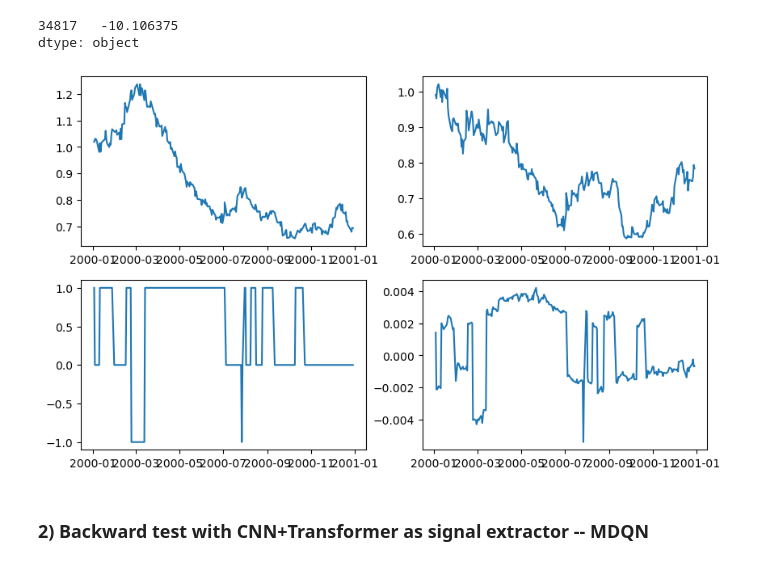
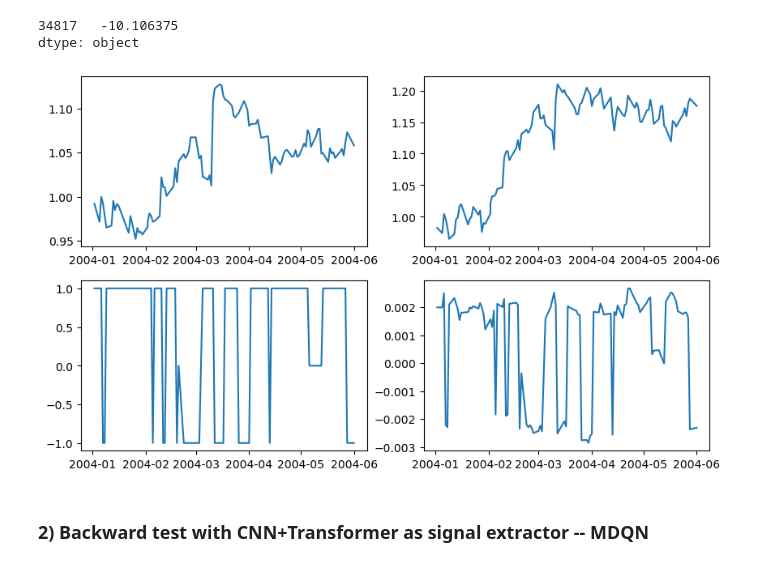
Before and after one commit to quintengeerts2000/MasterThesis-DRL_applications_to_stat_arb, a Jupyter notebook: empirical_analysis/RL_trading_tests.ipynb, the cells around one changed output. Cells and saved outputs as stored; diff of their text form; code cells hidden in the pictures.

```diff
--- a/empirical_analysis/RL_trading_tests.ipynb
+++ b/empirical_analysis/RL_trading_tests.ipynb
@@ -35,7 +35,7 @@ if os.path.exists(filename):
     price_df.set_index('date', inplace=True)
     price_df.index = pd.to_datetime(price_df.index)
 
-price_df = price_df.loc[:dt.datetime(2021,12,31)]
+price_df = price_df.loc[:dt.datetime(2022,12,31)]
 price_df = price_df.replace(['C','B'],np.nan).astype(float)
 price_df = price_df[(price_df.index >= dt.datetime(1996,1,1)) & (price_df.index < dt.datetime(2023,1,1))].dropna(axis=0, thresh=300)
 #price_df = price_df.dropna(axis=1,how='all')
@@ -61,5 +61,5 @@ if os.path.exists(filename):
     price_df.set_index('date', inplace=True)
     price_df.index = pd.to_datetime(price_df.index)
 
-price_df = price_df.loc[:dt.datetime(2021,12,31)]
+price_df = price_df.loc[:dt.datetime(2022,12,31)]
 price_df = price_df.replace(['C','B'],np.nan).astype(float)
@@ -88,13 +146,13 @@ action_to_portfolio = {0:-1, 1:0, 2: 1}
 # PARAMETERS
 seed = 100  #np.random.randint(0,100000)
 
-frames      = 6200
+frames      = 7000
 BUFFER_SIZE = 1000000
-BATCH_SIZE  = 64
+BATCH_SIZE  = 128
 GAMMA       = 0.99
 TAU         = 1e-2
-eps_frames  = 500
-min_eps     = 0.0
+eps_frames  = 100
+min_eps     = 0.001
 LR          = 1e-3
 UPDATE_EVERY= 5
 n_step      = 1
@@ -110,7 +168,7 @@ torch.manual_seed(seed)
 np.random.seed(seed)
 
 action_size       = 3
-state_size        = [31]
+state_size        = [30]
 
 agent = M_DQN_Agent(state_size=state_size,
                         action_size=action_size,
@@ -132,11 +190,11 @@ LOOKBACK_WINDOW = 252       # lookback window used for the PCA estimation
 LOADING_WINDOW  = 60        # last 30 values are used to create the loadings for the factor model
 FACTORS         = 5         # the amount of factors used in the factor model
 SIGNAL_WINDOW   = 30        # the length of the window used for extracting the signal
-TRANS_COST      = 0.0005    # transaction cost for changes in the portfolio
-SHORT_COST      = 0.0001    # cost of keeping a short position open
+TRANS_COST      = 0.0       # transaction cost for changes in the portfolio
+SHORT_COST      = 0.0       # cost of keeping a short position open
 WARMUP_TIME     = 0         # time needed to run the factor models before starting the strategy
 RETRAIN_EVERY   = 250       # time before the feature extractor is retrained on new data
-USE_ALLOC       = True
+USE_ALLOC       = False
 
 residual_generator = PCA(price_data=price_df,
                          amount_of_factors = FACTORS,
@@ -222,7 +280,7 @@ for frame in range(1, frames+1):
         if frame < eps_frames:
             eps = max(eps_start - (frame*(1/eps_frames)), min_eps)
         else:
-            eps = 0 # max(min_eps - min_eps*((frame-eps_frames)/(frames-eps_frames)), 0.001)
+            eps = max(min_eps - min_eps*((frame-eps_frames)/(frames-eps_frames)), 0.001)
 
     if frame % EPISODE_LENGTH == 0:
         scores_window.append(score-1)       # save most recent score
@@ -330,22 +388,22 @@ env.total_pl.to_csv('results_pl.csv')
 env.res_rets.to_csv('res_rets.csv')
 env.res_alloc.to_csv('res_alloc.csv')
 # %%
-stock = '34817'
-begin = dt.datetime(2000,1,1)
-end   = dt.datetime(2001,1,1)
+stock = '49154'
+begin = dt.datetime(2004,1,1)
+end   = dt.datetime(2004,6,1)
 residual_test = (env.res_rets.loc[begin:end,stock]+1).cumprod()
 alloc_test    = env.res_alloc.loc[begin:end,stock]
 fig, ax  = plt.subplots(2,2,figsize=(10,6))
 ax[0,0].plot(residual_test)
 ax[1,0].plot(alloc_test)
 
 alloc_test    = env.asset_alloc.loc[begin:end,stock]
 residual_test = (env.data.loc[begin:end,stock]+1).cumprod()
 ax[0,1].plot(residual_test)
 ax[1,1].plot(alloc_test)
 fig.show()
 # %% [output]
-[figure, old version]
+[figure, new version]
 # %% [markdown]
 ### 2) Backward test with CNN+Transformer as signal extractor -- MDQN
 # %%
```
Also changed, not shown: parts of 15 cells of this notebook, 5 other files.
